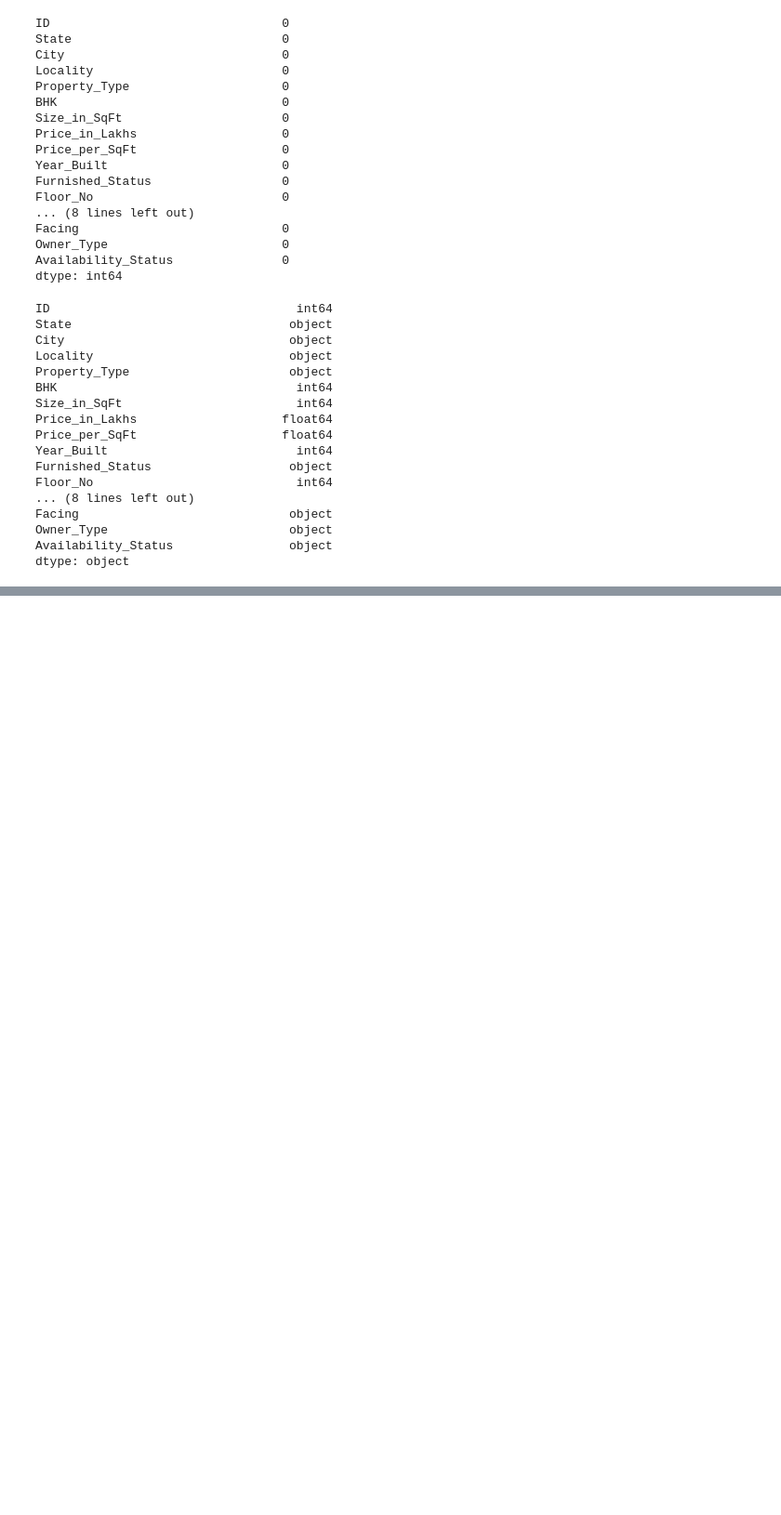
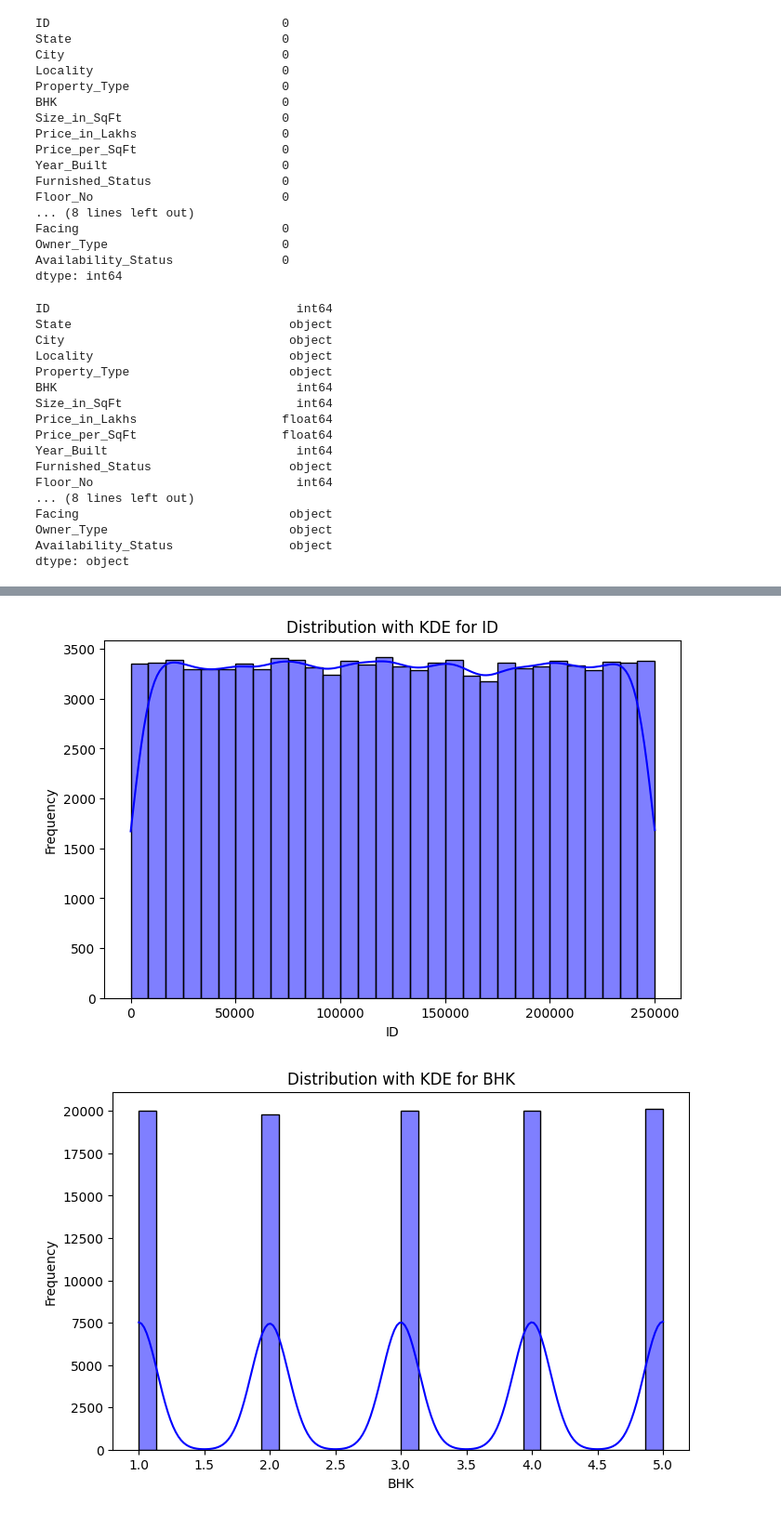
Before and after one commit to Krishnakanth834/india-home-price-ml, a Jupyter notebook: notebook.ipynb, the cells around one changed output, grey strips where cells are left out. Shown at 93% size. Drawn from its saved outputs; the diff is of its cells as text; code cells hidden in the pictures; blank space fills up the shorter version.

```diff
--- a/notebook.ipynb
+++ b/notebook.ipynb
@@ -15,5 +15,6 @@ from sklearn.ensemble import RandomForestRegressor
 import xgboost as xgb
 from xgboost import XGBRegressor
 # %%
-df = pd.read_csv("data/india_housing_prices.csv")
-df.head(2)
+# Randomly sample 40% of the data
+df_sampled = pd.read_csv("data/india_housing_prices.csv")
+df = df_sampled.sample(frac=0.4, random_state=1)
@@ -64,0 +73,13 @@ dtype: object
+# %%
+numerical_col = [column for column in df.columns if df[column].dtype != 'object'] # seperated numerical columns
+
+for col in numerical_col:
+    plt.figure(figsize=(8, 5))
+    sns.histplot(df[col], kde=True, bins=30, color='blue')
+    plt.title(f'Distribution with KDE for {col}')
+    plt.xlabel(col)
+    plt.ylabel('Frequency')
+    plt.show()
+# %% [output]
+[figure, added]
+[figure, added]
```
Also changed, not shown: parts of 42 cells of this notebook.
